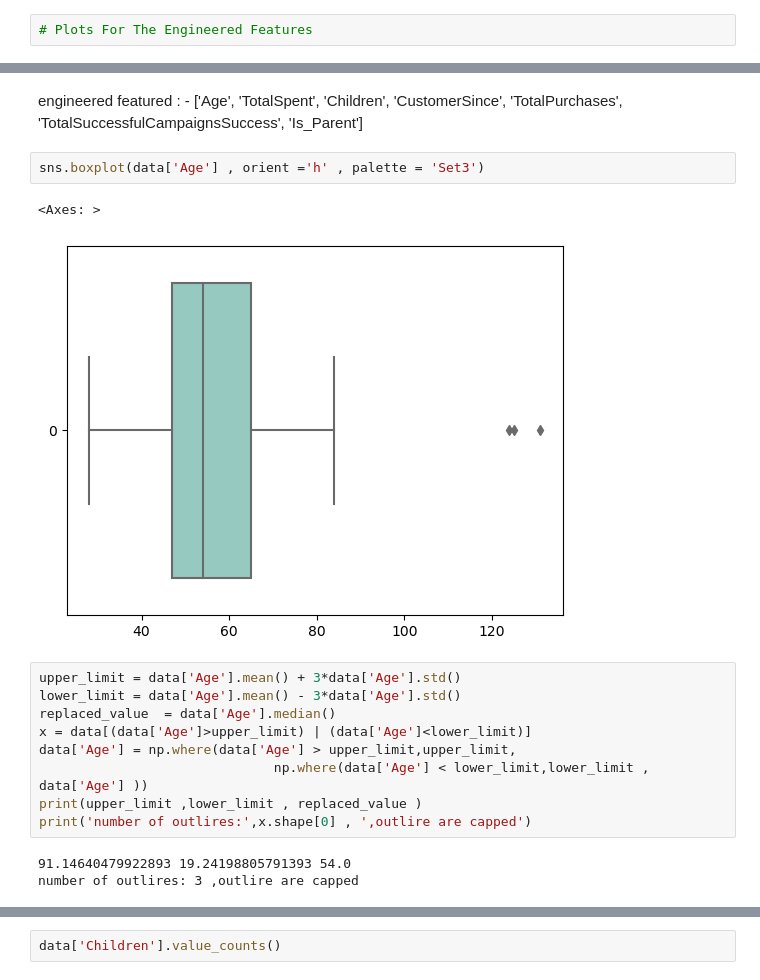
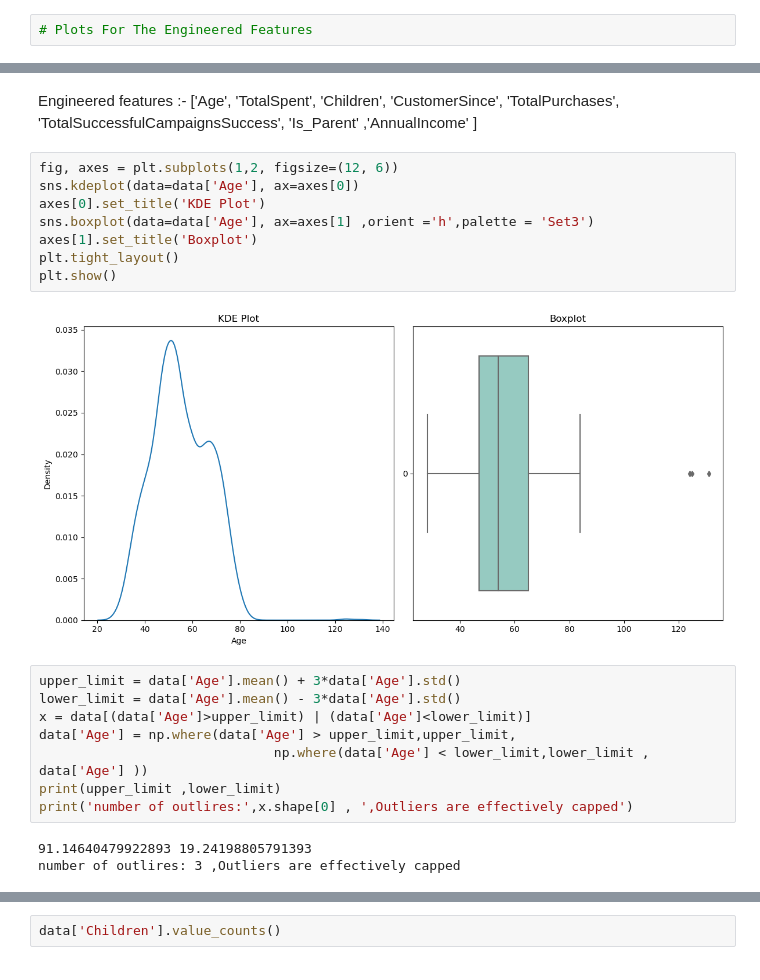
Before and after one commit to OPCODE-Open-Spring-Fest/hidden-consumer-patterns, a Jupyter notebook: notebook.ipynb, the cells around one changed output, grey strips where cells are left out. Drawn from its saved outputs; the diff is of its cells as text.

```diff
--- a/notebook.ipynb
+++ b/notebook.ipynb
@@ -351,21 +337,25 @@ Index(['ClientID', 'BirthYear', 'AcademicLevel', 'RelationshipStatus',
 # %% [markdown]
-engineered featured  : - ['Age', 'TotalSpent', 'Children',
+Engineered features  :- ['Age', 'TotalSpent', 'Children',
        'CustomerSince', 'TotalPurchases', 'TotalSuccessfulCampaignsSuccess',
-       'Is_Parent']
+       'Is_Parent' ,'AnnualIncome' ]
-# %%
-sns.boxplot(data['Age'] , orient ='h' , palette = 'Set3')
-# %% [output]
-<Axes: >
-[figure, removed]
+# %%
+fig, axes = plt.subplots(1,2, figsize=(12, 6))
+sns.kdeplot(data=data['Age'], ax=axes[0])
+axes[0].set_title('KDE Plot')
+sns.boxplot(data=data['Age'], ax=axes[1] ,orient ='h',palette = 'Set3')
+axes[1].set_title('Boxplot')
+plt.tight_layout()
+plt.show()
+# %% [output]
+[figure, added]
 # %%
 upper_limit = data['Age'].mean() + 3*data['Age'].std()
 lower_limit = data['Age'].mean() - 3*data['Age'].std()
-replaced_value  = data['Age'].median()
 x = data[(data['Age']>upper_limit) | (data['Age']<lower_limit)]
 data['Age'] = np.where(data['Age'] > upper_limit,upper_limit,
                               np.where(data['Age'] < lower_limit,lower_limit , data['Age'] ))
-print(upper_limit ,lower_limit , replaced_value )
-print('number of outlires:',x.shape[0] , ',outlire are capped')
+print(upper_limit ,lower_limit)
+print('number of outlires:',x.shape[0] , ',Outliers are effectively capped')
 # %% [output]
-91.14640479922893 19.24198805791393 54.0
-number of outlires: 3 ,outlire are capped
+91.14640479922893 19.24198805791393
+number of outlires: 3 ,Outliers are effectively capped
```
Also changed, not shown: parts of 31 cells of this notebook.
